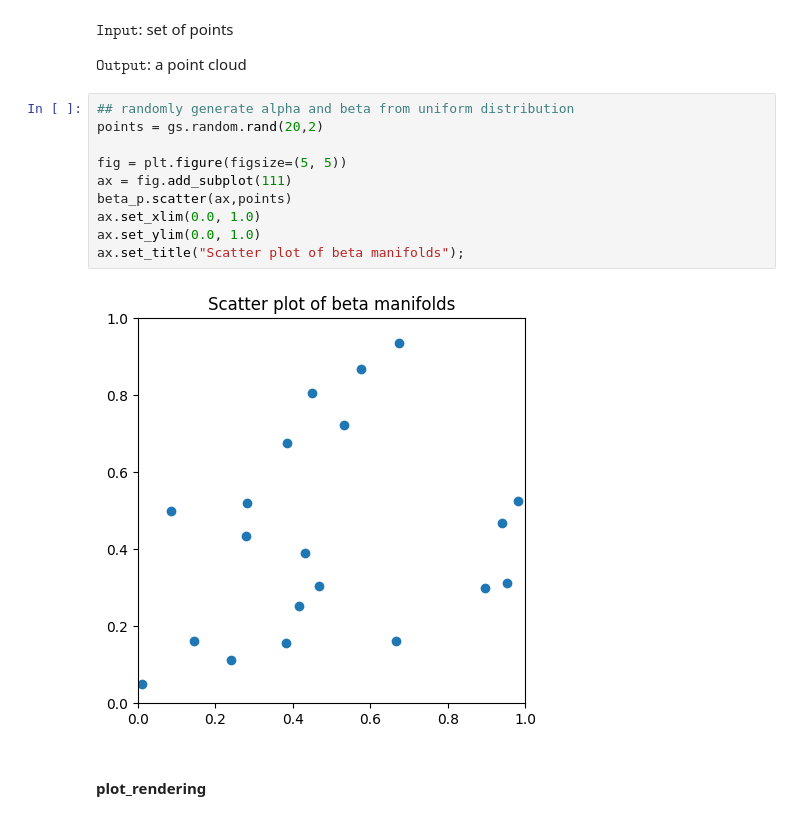
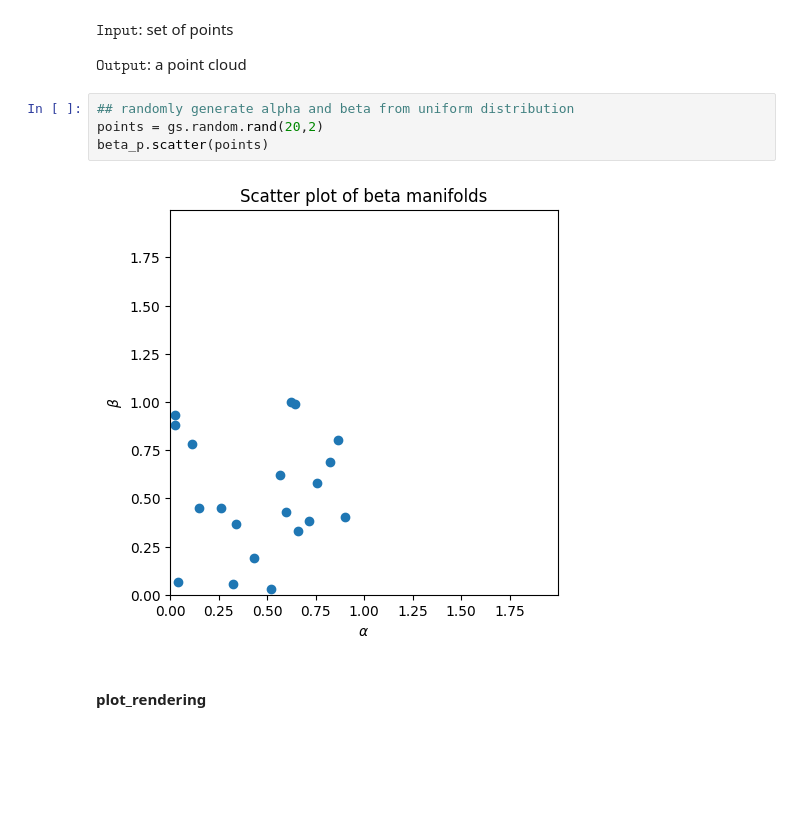
Before and after one commit to rrstofer/ece594n, a Jupyter notebook: hw_geomviz/manifold_of_beta_distributions/Beta_Visualization.ipynb, the cells around one changed output. Saved outputs shown, nothing was run; the diff lists cells and outputs as text; blank space fills up the shorter version.

Commit message:
Cleaned up plotting/testing of beta scatter

```diff
--- a/hw_geomviz/manifold_of_beta_distributions/Beta_Visualization.ipynb
+++ b/hw_geomviz/manifold_of_beta_distributions/Beta_Visualization.ipynb
@@ -54,15 +52,9 @@ $\texttt{Output}$: a point cloud
 # %%
 ## randomly generate alpha and beta from uniform distribution
 points = gs.random.rand(20,2)
-
-fig = plt.figure(figsize=(5, 5))
-ax = fig.add_subplot(111)
-beta_p.scatter(ax,points)
-ax.set_xlim(0.0, 1.0)
-ax.set_ylim(0.0, 1.0)
-ax.set_title("Scatter plot of beta manifolds");
+beta_p.scatter(points)
 # %% [output]
-[figure, old version]
+[figure, new version]
 # %% [markdown]
 #### plot_rendering
 # %%
```
Also changed, not shown: parts of 8 cells of this notebook, 2 other files.
